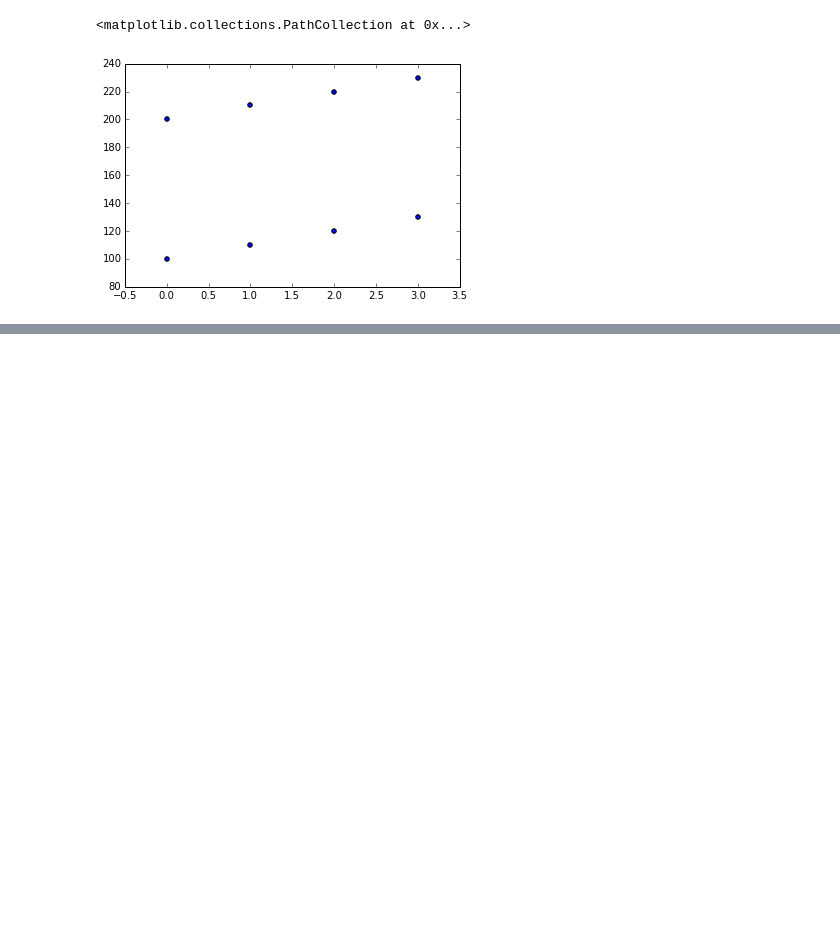
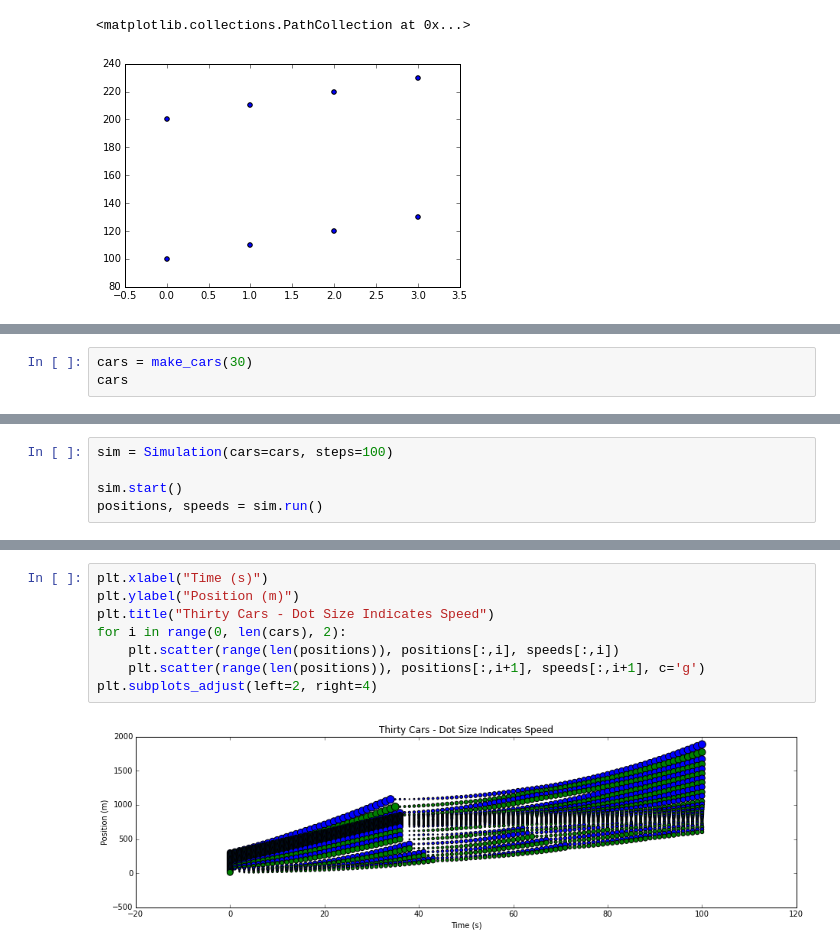
Before and after one commit to tiyd-python-2015-05/traffic-simulation, a Jupyter notebook: Traffic_Sim_Testing.ipynb, the cells around one changed output, grey strips where cells are left out. Cells and saved outputs as stored; diff of their text form; blank space fills up the shorter version.

```diff
--- a/Traffic_Sim_Testing.ipynb
+++ b/Traffic_Sim_Testing.ipynb
@@ -97,0 +218,3 @@ plt.subplots_adjust(left=2, right=4)
+# %%
+cars = make_cars(30)
+cars
@@ -97,0 +239,5 @@ plt.subplots_adjust(left=2, right=4)
+# %%
+sim = Simulation(cars=cars, steps=100)
+
+sim.start()
+positions, speeds = sim.run()
@@ -97,0 +262,10 @@ plt.subplots_adjust(left=2, right=4)
+# %%
+plt.xlabel("Time (s)")
+plt.ylabel("Position (m)")
+plt.title("Thirty Cars - Dot Size Indicates Speed")
+for i in range(0, len(cars), 2):
+    plt.scatter(range(len(positions)), positions[:,i], speeds[:,i])
+    plt.scatter(range(len(positions)), positions[:,i+1], speeds[:,i+1], c='g')
+plt.subplots_adjust(left=2, right=4)
+# %% [output]
+[figure, added]
```
Also changed, not shown: parts of 17 cells of this notebook.
